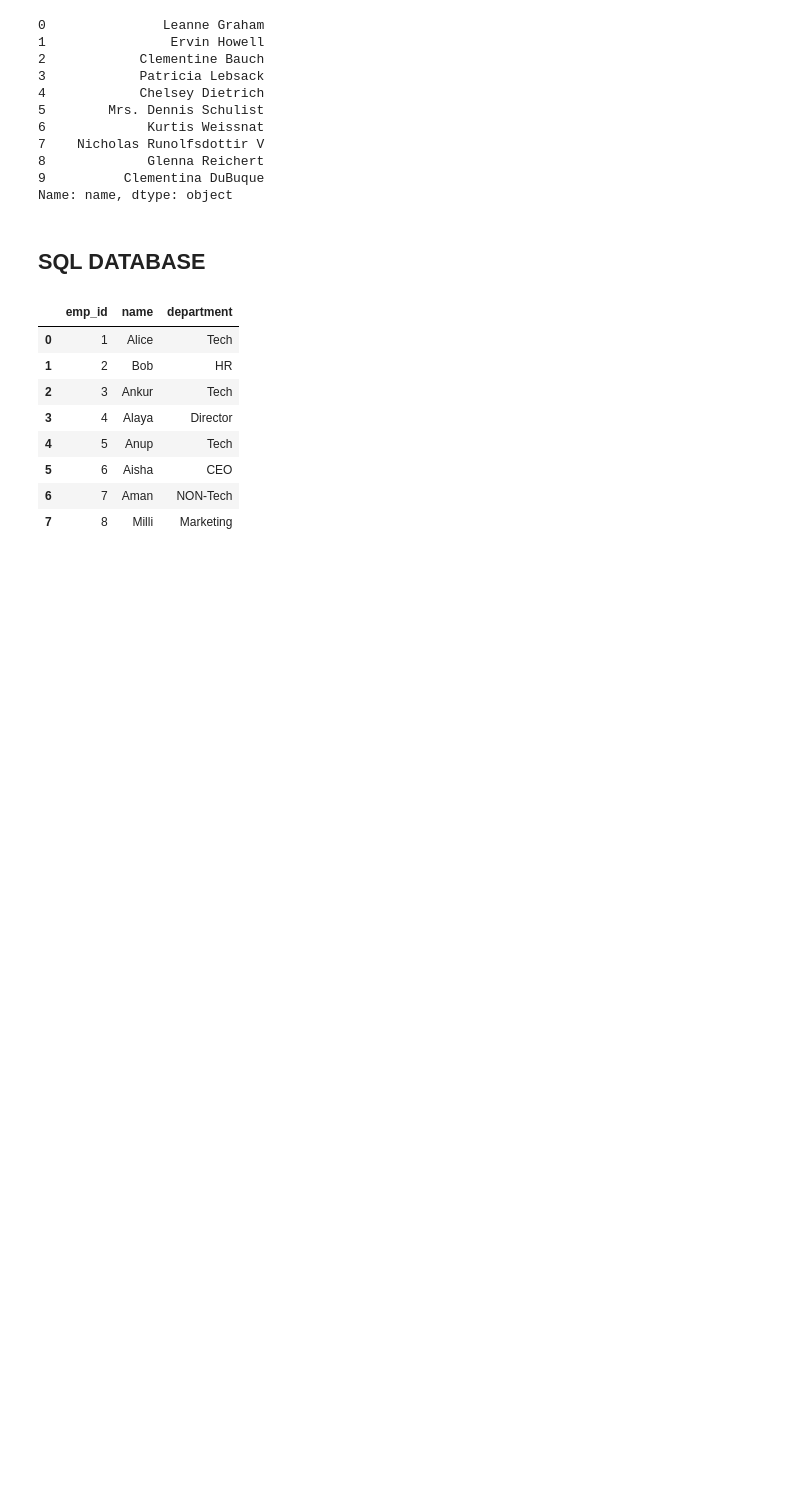
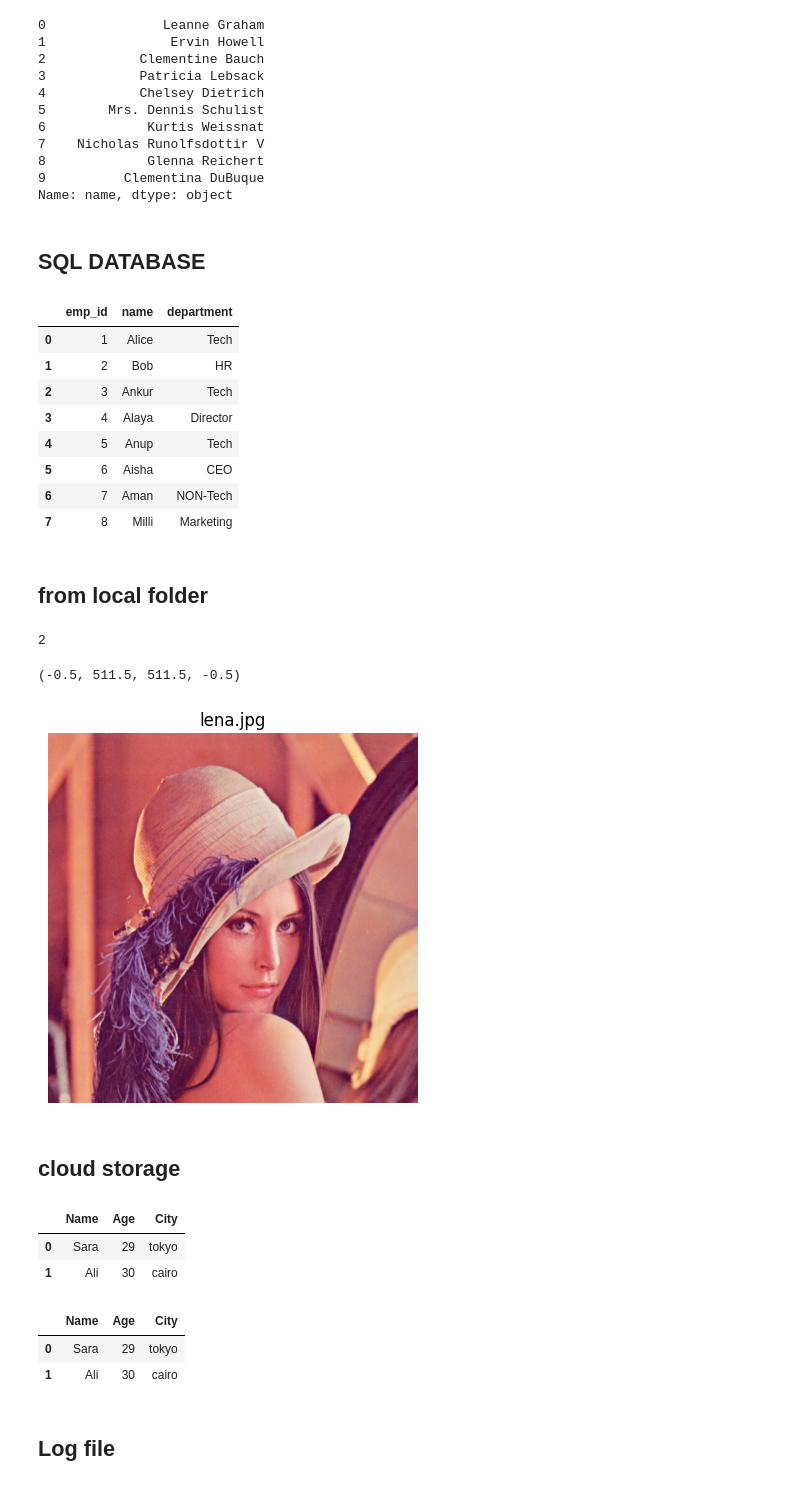
Before and after one commit to NehaJaiswal15/ML_classwork, a Jupyter notebook: data_collection/data_collect.ipynb, the cells around one changed output. Cells and saved outputs as stored; diff of their text form; code cells hidden in the pictures; blank space fills up the shorter version.

Commit message:
Updated notebook with complete data collection code

```diff
--- a/data_collection/data_collect.ipynb
+++ b/data_collection/data_collect.ipynb
@@ -128,3 +128,5 @@ df_mysql
 | 7 | 8 | Milli | Marketing |
 # %%
 conn.close()
+# %% [markdown]
+## from local folder
@@ -130,0 +137,47 @@ conn.close()
+# %%
+folder_path = r"C:\\Users\\KIIT0001\\Pictures\\picturesss"
+# %%
+images = []
+
+for file in os.listdir(folder_path):
+    if file.lower().endswith((".png", ".jpg", ".jpeg")):
+        path = os.path.join(folder_path, file)
+        img = cv2.imread(path)
+        images.append((file, img))
+
+len(images)
+# %% [output]
+2
+# %%
+filename, img = images[1]
+
+img_rgb = cv2.cvtColor(img, cv2.COLOR_BGR2RGB)
+
+plt.imshow(img_rgb)
+plt.title(filename)
+plt.axis("off")
+# %% [output]
+(-0.5, 511.5, 511.5, -0.5)
+[figure, added]
+# %% [markdown]
+## cloud storage
+# %%
+import pandas as pd
+df = pd.read_csv("my_data(csv).csv")
+df
+# %% [output]
+|  | Name | Age | City |
+| 0 | Sara | 29 | tokyo |
+| 1 | Ali | 30 | cairo |
+# %%
+file_id = "1c1_Nge4AmsOlUBnIxkfXMPp_5HsYweLm"
+url = f"https://drive.google.com/uc?id={file_id}"
+
+df = pd.read_csv(url)
+df
+# %% [output]
+|  | Name | Age | City |
+| 0 | Sara | 29 | tokyo |
+| 1 | Ali | 30 | cairo |
+# %% [markdown]
+## Log file
```
Also changed, not shown: parts of 4 cells of this notebook.
